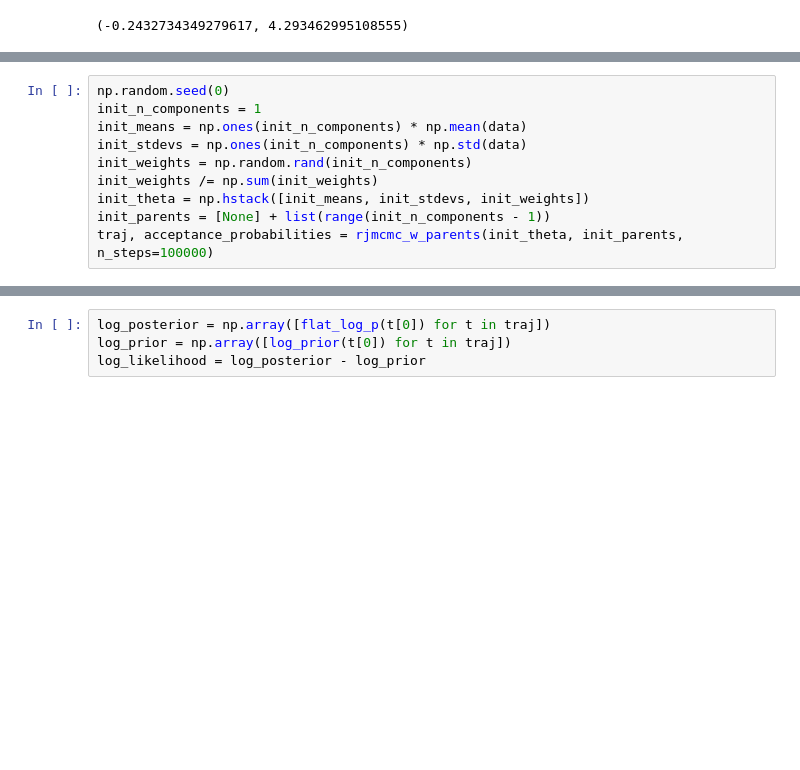
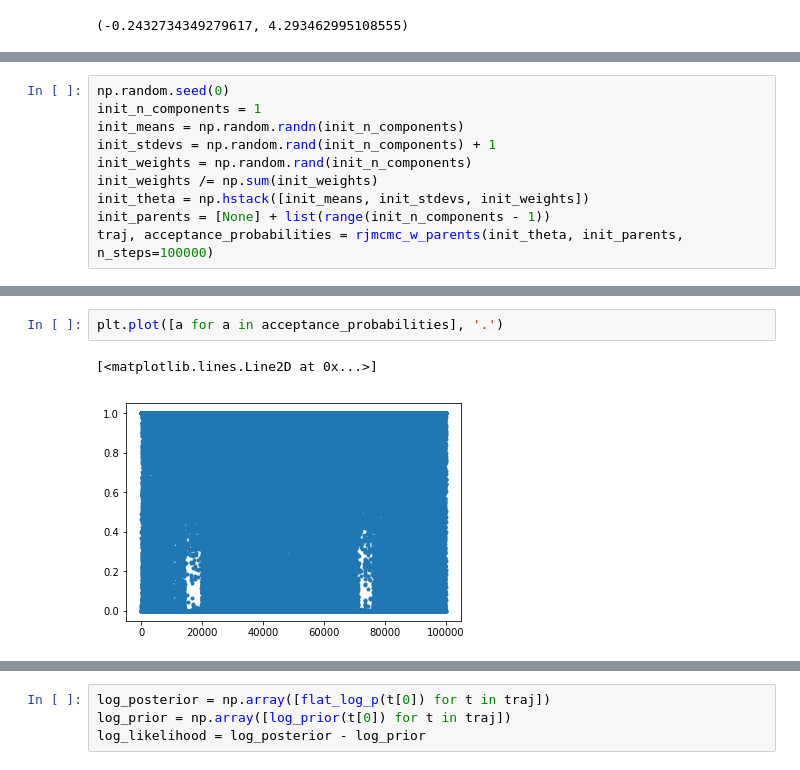
Before and after one commit to maxentile/notebooks, a Jupyter notebook: birth-death moves for RJMC of GMMs.ipynb, the cells around one changed output, grey strips where cells are left out. Cells and saved outputs as stored; diff of their text form; blank space fills up the shorter version.

```diff
--- a/birth-death moves for RJMC of GMMs.ipynb
+++ b/birth-death moves for RJMC of GMMs.ipynb
@@ -279,8 +301,8 @@ def rjmcmc_w_parents(theta, parents, n_steps=10000):
 # %%
 np.random.seed(0)
 init_n_components = 1
-init_means = np.ones(init_n_components) * np.mean(data)
-init_stdevs = np.ones(init_n_components) * np.std(data)
+init_means = np.random.randn(init_n_components)
+init_stdevs = np.random.rand(init_n_components) + 1
 init_weights = np.random.rand(init_n_components)
 init_weights /= np.sum(init_weights)
 init_theta = np.hstack([init_means, init_stdevs, init_weights])
@@ -319 +365,6 @@ traj, acceptance_probabilities = rjmcmc_w_parents(init_theta, init_parents, n_st
+# %%
+plt.plot([a for a in acceptance_probabilities], '.')
+# %% [output]
+[<matplotlib.lines.Line2D at 0x...>]
+[figure, added]
 # %%
```
Also changed, not shown: parts of 29 cells of this notebook.
